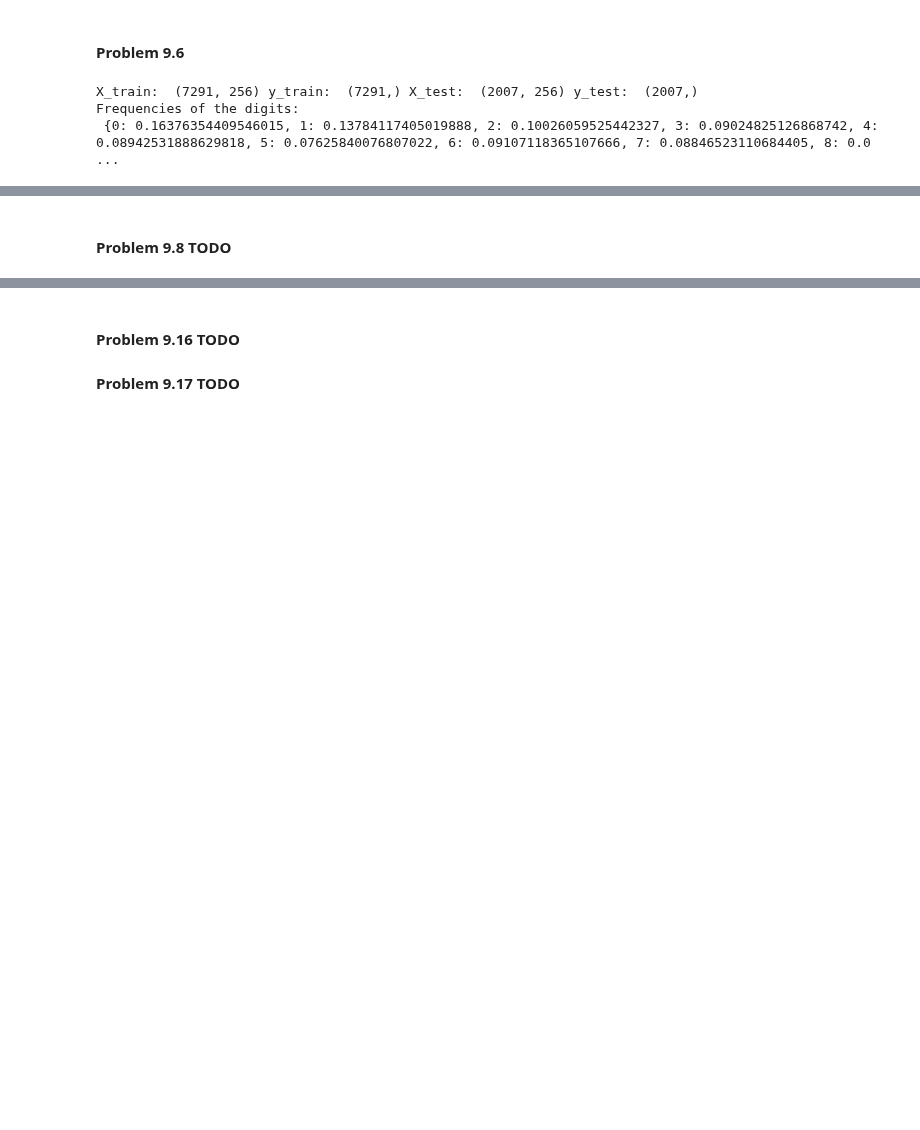
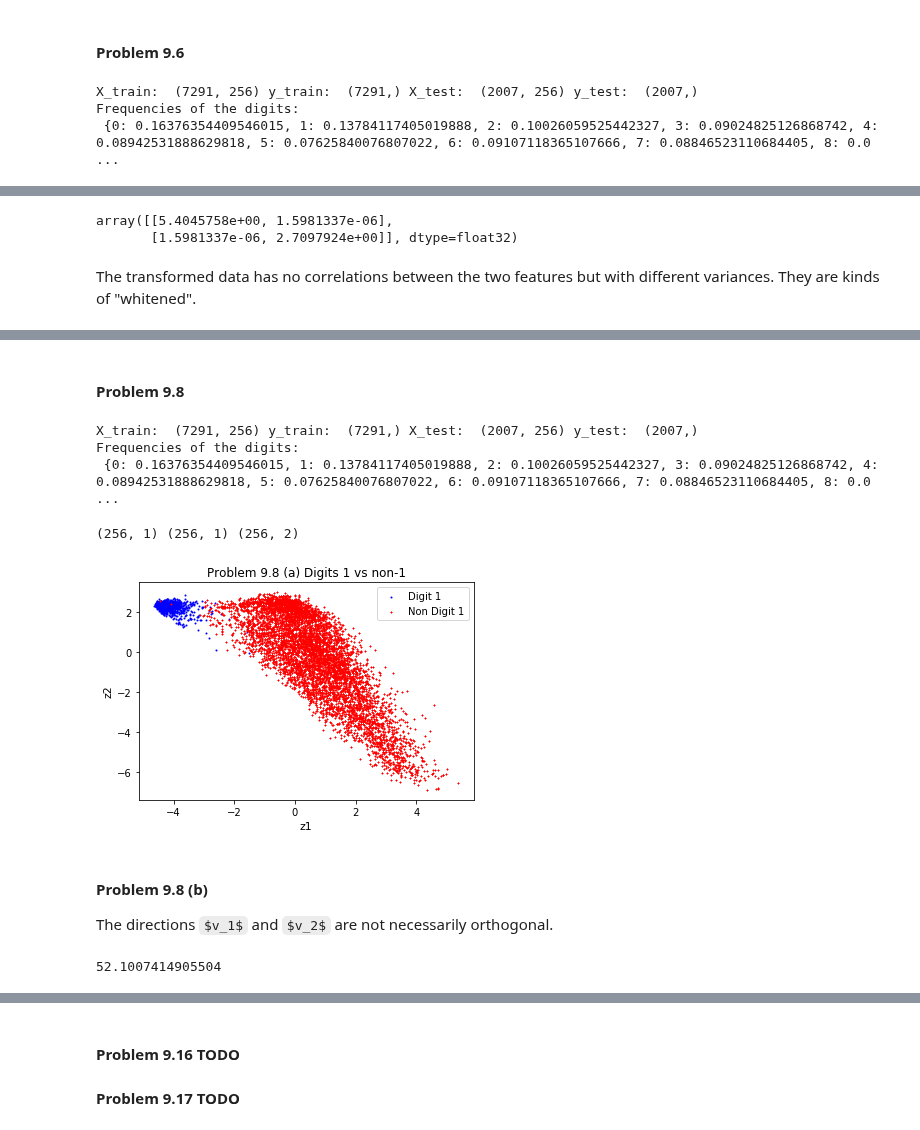
Before and after one commit to niuers/Learning-From-Data-A-Short-Course, a Jupyter notebook: Solutions to Chapter 9 Learning Aides.ipynb, the cells around one changed output, grey strips where cells are left out. Drawn from its saved outputs; the diff is of its cells as text; code cells hidden in the pictures; some formulas as TeX source; blank space fills up the shorter version.

```diff
--- a/Solutions to Chapter 9 Learning Aides.ipynb
+++ b/Solutions to Chapter 9 Learning Aides.ipynb
@@ -574,3 +585,10 @@ The transformed data don't seem to be whitened.
+# %%
+np.matmul(X_tr.transpose(), X_tr)/X_tr.shape[0]
+# %% [output]
+array([[5.4045758e+00, 1.5981337e-06],
+       [1.5981337e-06, 2.7097924e+00]], dtype=float32)
+# %% [markdown]
+The transformed data has no correlations between the two features but with different variances.  They are kinds of "whitened".
 # %% [markdown]
 #### Problem 9.7
 
@@ -588,4 +606,4 @@ So we have $Z=\begin{bmatrix} z^T_1 \\ \dots \\ z^T_N \end{bmatrix} = \begin{bma
 
 so $Z^TZ = \Gamma^{-1}_kV^T_kX^T XV_k\Gamma^{-1}_k = \Gamma^{-1}_k (U_k\Gamma_k)^TU_k\Gamma_k\Gamma^{-1}_k = \Gamma^{-1}_k \Gamma_kU^T_kU_k\Gamma_k\Gamma^{-1}_k = I$
 # %% [markdown]
-#### Problem 9.8 TODO
+#### Problem 9.8
@@ -620,0 +610,54 @@ from sklearn import decomposition
+# %%
+#### Problem 9.8
+zip_data_path = './data/usps.h5'
+
+
+X_train, y_train, X_test, y_test = data.load_zip_data(zip_data_path)
+
+print('X_train: ', X_train.shape, 'y_train: ',y_train.shape, 'X_test: ',X_test.shape, 'y_test: ', y_test.shape)
+unique, counts = np.unique(y_train, return_counts=True)
+freqs = counts/len(y_train)
+print('Frequencies of the digits: \n', dict(zip(unique, freqs)))
+
+y_train, y_test = data.set_two_classes(y_train, y_test, 1)
+# %% [output]
+X_train:  (7291, 256) y_train:  (7291,) X_test:  (2007, 256) y_test:  (2007,)
+Frequencies of the digits:
+ {0: 0.16376354409546015, 1: 0.13784117405019888, 2: 0.10026059525442327, 3: 0.09024825126868742, 4: 0.08942531888629818, 5: 0.07625840076807022, 6: 0.09107118365107666, 7: 0.08846523110684405, 8: 0.0 ...
+# %%
+XX, mean_X = data.input_centering(X_train)
+
+Xp = XX[y_train==1]
+Xn = XX[y_train==-1]
+
+mypca1 = data.PCA(1, centering=False)
+mypca1.fit(Xp)
+v1 = mypca1.Vk
+
+mypca2 = data.PCA(1, centering=False)
+mypca2.fit(Xn)
+v2 = mypca2.Vk
+Vk = np.hstack([v1, v2])
+print(v1.shape, v2.shape, Vk.shape)
+
+X_tr = np.matmul(XX, Vk)
+
+
+x1s = [X_tr[y_train==1, 0], X_tr[y_train==-1, 0]]
+#Since the singular vectors are not unique, I flipped the sign of the 2nd feature to make the graph match the textbook
+x2s = [-X_tr[y_train==1, 1], -X_tr[y_train==-1, 1]]
+myplot.plt_plot(x1s, x2s, 'scatter', ['b', 'r'], ['o', 'x'], ['Digit 1', 'Non Digit 1'],
+        title = 'Problem 9.8 (a) Digits 1 vs non-1', yscale = None, ylb = None, yub = None,
+        xlb = None, xub = None, xlabel = 'z1', ylabel = 'z2',
+        legends = ['+', '-'], legendx = None, legendy = None)
+# %% [output]
+(256, 1) (256, 1) (256, 2)
+[figure, added]
+# %% [markdown]
+#### Problem 9.8 (b)
+
+The directions $v_1$ and $v_2$ are not necessarily orthogonal.
+# %%
+np.sum(np.dot(v1,v2.transpose()))
+# %% [output]
+52.1007414905504
```
Also changed, not shown: parts of 28 cells of this notebook, 2 other files.
